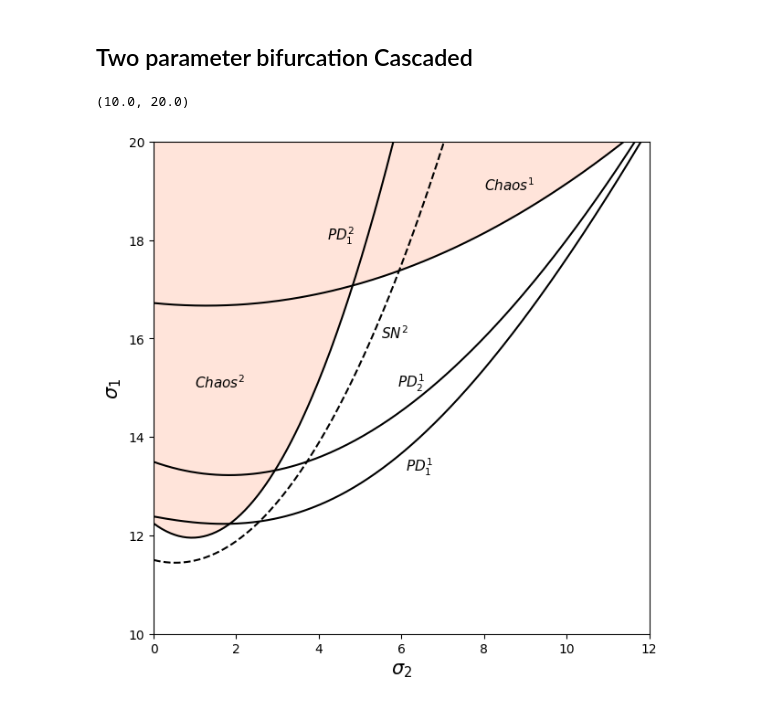
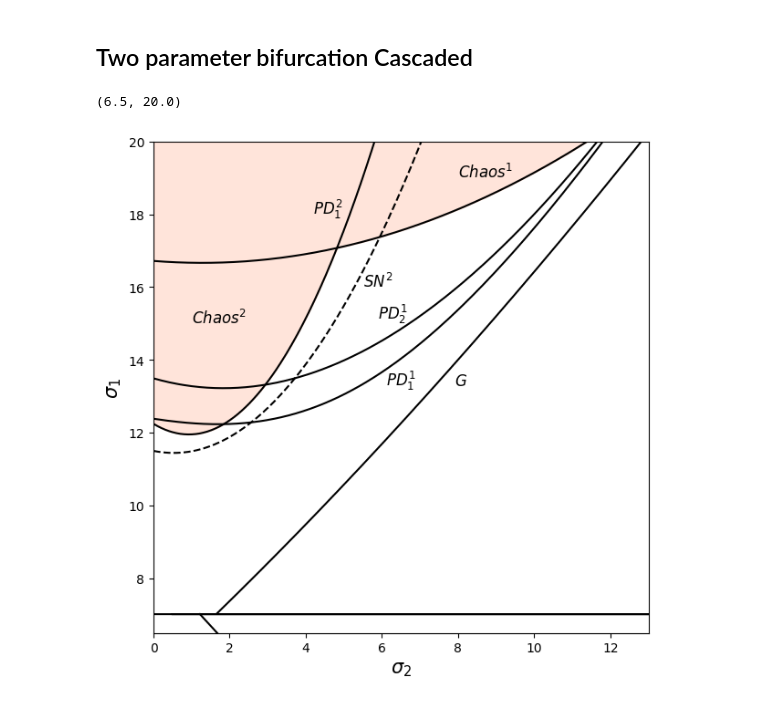
Before and after one commit to FredRobs/Bacteria-and-Viruses, a Jupyter notebook: XPPAUT_Data/fileReader.ipynb, the cells around one changed output. Drawn from its saved outputs; the diff is of its cells as text; code cells hidden in the pictures.

Commit message:
Add files via upload
Added global bifurcation to two tank cascaded system

```diff
--- a/XPPAUT_Data/fileReader.ipynb
+++ b/XPPAUT_Data/fileReader.ipynb
@@ -122,51 +122,57 @@ df6=pd.read_csv('Cascaded01.csv', names=['sigma_2', 'sigma_1'])
 df7=pd.read_csv('Cascaded02.csv', names=['sigma_2', 'sigma_1'])
 df8=pd.read_csv('Cascaded04.csv', names=['sigma_2', 'sigma_1'])
 df9=pd.read_csv('Cascaded05.csv', names=['sigma_2', 'sigma_1'])
+df10=pd.read_csv('Cascaded06.csv', names=['sigma_2', 'sigma_1'])
 plt.figure(figsize=(7,7))
 
 CascadedBranch1=np.linspace(0.0, 14, 279)
 coeffBranch1=np.polyfit(df6['sigma_2'], df6['sigma_1'], 3)
 p1 = np.poly1d(coeffBranch1)
 CascadedBranch2=np.linspace(0.0, 14, 279)
 coeffBranch2=np.polyfit(df7['sigma_2'], df7['sigma_1'], 2)
 p2 = np.poly1d(coeffBranch2)
 CascadedBranch3=np.linspace(0.0,14, 279)
 coeffBranch3=np.polyfit(df8['sigma_2'], df8['sigma_1'], 2)
 p3 = np.poly1d(coeffBranch3)
 CascadedBranch4=np.linspace(0.0,14, 279)
 coeffBranch4=np.polyfit(df9['sigma_2'], df9['sigma_1'], 2)
 p4 = np.poly1d(coeffBranch4)
+CascadedBranch5=np.linspace(1.67,14, 279)
+coeffBranch5=np.polyfit(df10['sigma_2'], df10['sigma_1'], 2)
+p5 = np.poly1d(coeffBranch5)
 
 plt.plot(df1['sigma_2'], df1['sigma_1'], color='black')
 plt.plot(df2['sigma_2'], df2['sigma_1'], color='black')
-plt.plot(df4['sigma_2'], df4['sigma_1'], color='blue')
-plt.plot(df5['sigma_2'], df5['sigma_1'], color='blue')
+plt.plot(df4['sigma_2'], df4['sigma_1'], color='black')
+plt.plot(df5['sigma_2'], df5['sigma_1'], color='black')
 plt.plot(CascadedBranch1, p1(CascadedBranch1),color='black')
 plt.plot(CascadedBranch2, p2(CascadedBranch2),color='black')
 plt.plot(CascadedBranch3, p3(CascadedBranch3),'--',color='black')
 plt.plot(CascadedBranch4, p4(CascadedBranch4),color='black')
+plt.plot(CascadedBranch5, p5(CascadedBranch5),color='black')
 
-plt.text(5.5, 16, '$SN^2$', fontsize=11, fontstyle='italic')
-plt.text(5.9, 15, '$PD^1_2$', fontsize=11, fontstyle='italic')
-plt.text(6.1, 13.3, '$PD^1_1$', fontsize=11, fontstyle='italic')
-plt.text(1, 15, '$Chaos^2$', fontsize=11, fontstyle='italic')
-plt.text(8, 19, '$Chaos^1$', fontsize=11, fontstyle='italic')
-plt.text(4.2, 18, '$PD^2_1$', fontsize=11, fontstyle='italic')
+plt.text(5.5, 16, '$SN^2$', fontsize=12, fontstyle='italic')
+plt.text(5.9, 15.14, '$PD^1_2$', fontsize=12, fontstyle='italic')
+plt.text(6.1, 13.3, '$PD^1_1$', fontsize=12, fontstyle='italic')
+plt.text(1, 15, '$Chaos^2$', fontsize=12, fontstyle='italic')
+plt.text(7.8, 13.3, '$G$', fontsize=12, fontstyle='italic')
+plt.text(8, 19, '$Chaos^1$', fontsize=12, fontstyle='italic')
+plt.text(4.2, 18, '$PD^2_1$', fontsize=12, fontstyle='italic')
 
 clb = np.minimum(p2(CascadedBranch2), p4(CascadedBranch4))
 
 # Fills the area between the p4 curve and the horizontal line y=12
 plt.fill_between(CascadedBranch4, clb, 20, color='lightsalmon', alpha=0.15)
 plt.fill_between(CascadedBranch2, clb, 20, color='lightsalmon', alpha=0.15)
 
 plt.xlabel("$\sigma_2$", fontsize=15)
 plt.ylabel("$\sigma_1$", fontsize=15)
 
-plt.xlim(0,12)
-plt.ylim(10,20)
+plt.xlim(0,13)
+plt.ylim(6.5,20)
 # %% [output]
-(10.0, 20.0)
+(6.5, 20.0)
-[figure, old version]
+[figure, new version]
 # %%
 df1=pd.read_csv('FinalDataSN1.csv', names=['m', 'omega'])
 df2=pd.read_csv('FinalDataChaos2.csv', names=['m', 'omega'])
```
Also changed, not shown: parts of 2 cells of this notebook, 1 other file.
